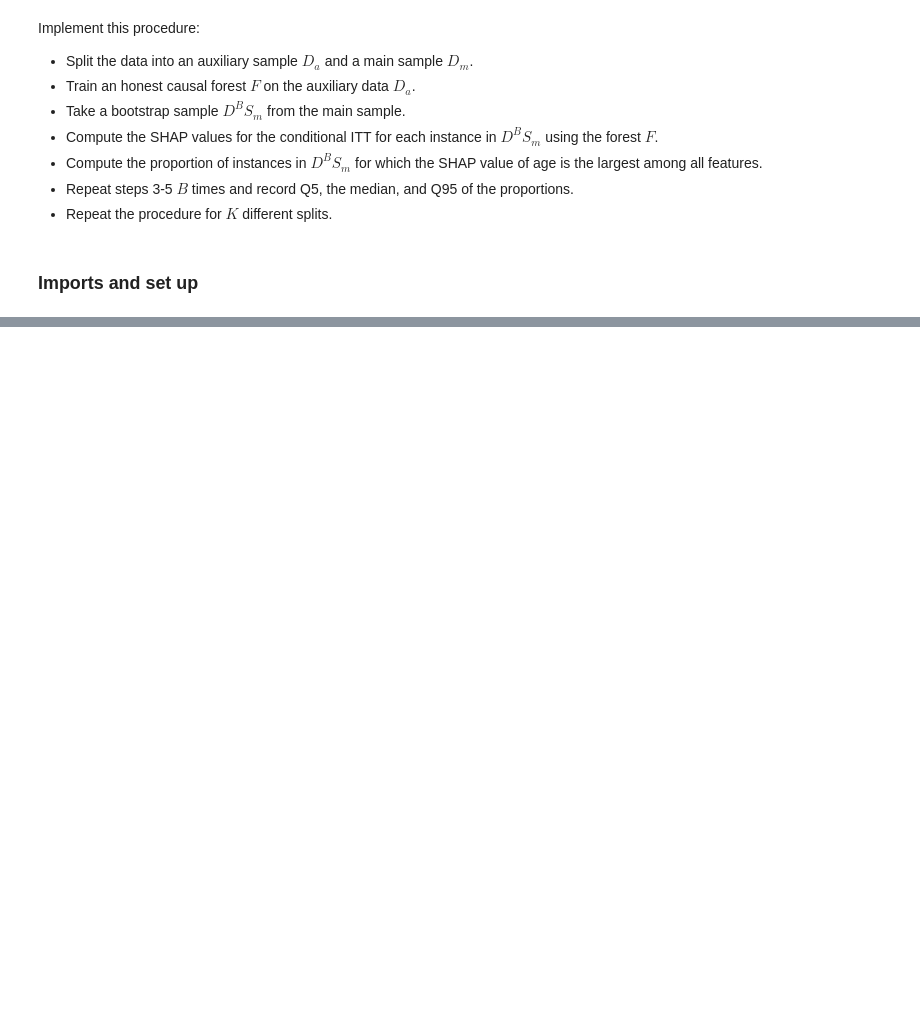
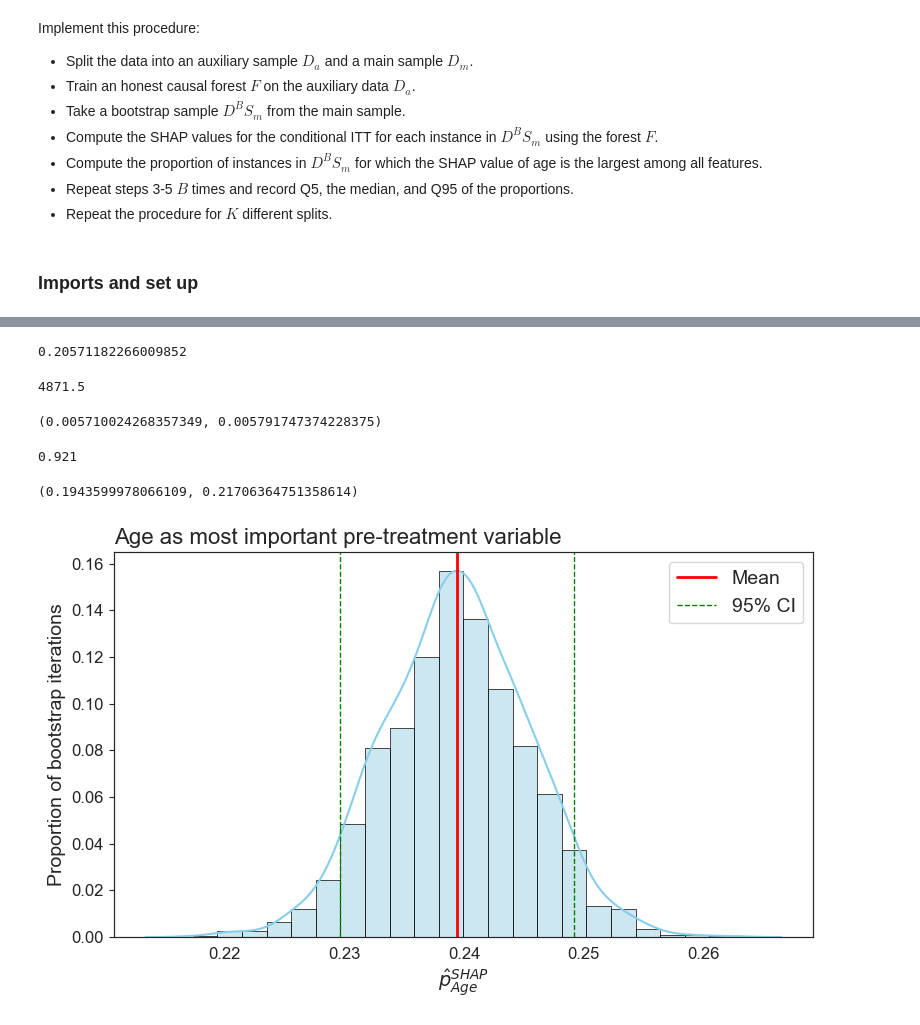
Before and after one commit to lasse-meixner/SHAP_in_econ, a Jupyter notebook: jtpa/importance_inference.ipynb, the cells around one changed output, grey strips where cells are left out. Drawn from its saved outputs; the diff is of its cells as text; code cells hidden in the pictures; blank space fills up the shorter version.

```diff
--- a/jtpa/importance_inference.ipynb
+++ b/jtpa/importance_inference.ipynb
@@ -79,0 +86,77 @@ Outer loop 2 took 628.8820810317993 seconds
+# %%
+p = np.array(results.iloc[:,44])
+p.mean()
+# %% [output]
+0.20571182266009852
+# %%
+# sample size is 0.5 total length
+sample_size = 0.5*data.shape[0]
+sample_size
+# %% [output]
+4871.5
+# %%
+p.std(), ((p.mean()*(1-p.mean()))/4871)**0.5
+# %% [output]
+(0.005710024268357349, 0.005791747374228375)
+# %%
+# get theoretical coverage
+theory_low = p.mean() - 1.64*((p.mean()*(1-p.mean()))/4871)**0.5
+theory_high = p.mean() + 1.64*((p.mean()*(1-p.mean()))/4871)**0.5
+theory_low, theory_high
+
+sum((p > theory_low) & (p < theory_high))/len(p)
+# %% [output]
+0.921
+# %%
+theory_low, theory_high
+# %% [output]
+(0.1943599978066109, 0.21706364751358614)
+# %%
+import matplotlib.pyplot as plt
+import seaborn as sns
+
+
+vec = results.iloc[:,1]
+# plot bar with 95 ci
+plt.figure(figsize=(8,5))
+
+# Set a style and palette
+sns.set_style("white")
+
+# Plot density of vec and 95% CI
+sns.histplot(vec, bins = 22, color="lightblue", linewidth=0.5, alpha = 0.6, edgecolor = 'black', stat="probability")
+
+ax1 = plt.gca()
+# Get twin ax
+ax = ax1.twinx()
+sns.kdeplot(vec, ax = ax, color="skyblue")
+# hidy second y axis
+ax.get_yaxis().set_visible(False)
+
+# Add mean line
+mean_line = plt.axvline(vec.mean(), color='red', linewidth=2)
+
+# Add empirical 5th percentile and 95th percentile lines
+ci_lower = plt.axvline(vec.quantile(0.05), color='green', linewidth=1, linestyle='--')
+ci_upper = plt.axvline(vec.quantile(0.95), color='green', linewidth=1, linestyle='--')
+
+
+# Add labels and title
+ax1.set_xlabel(r"$\hat{p}_{Age}^{SHAP}$", fontsize =14)
+ax1.set_ylabel('Proportion of bootstrap iterations', fontsize = 14)
+ax1.set_title('Age as most important pre-treatment variable', loc = "left", fontsize = 16)
+# increase xticks fontsize
+ax1.tick_params(axis='x', labelsize=12)
+ax1.tick_params(axis='y', labelsize=12)
+
+# Add a legend
+plt.legend([mean_line, ci_lower], ['Mean', '95% CI'], fontsize = 14)
+
+plt.tight_layout()
+
+# save
+plt.savefig("bootstrap_age_new.pdf", format = "pdf", dpi = 400)
+
+plt.show()
+# %% [output]
+[figure, added]
```
Also changed, not shown: parts of 44 cells of this notebook, 2 other files.
